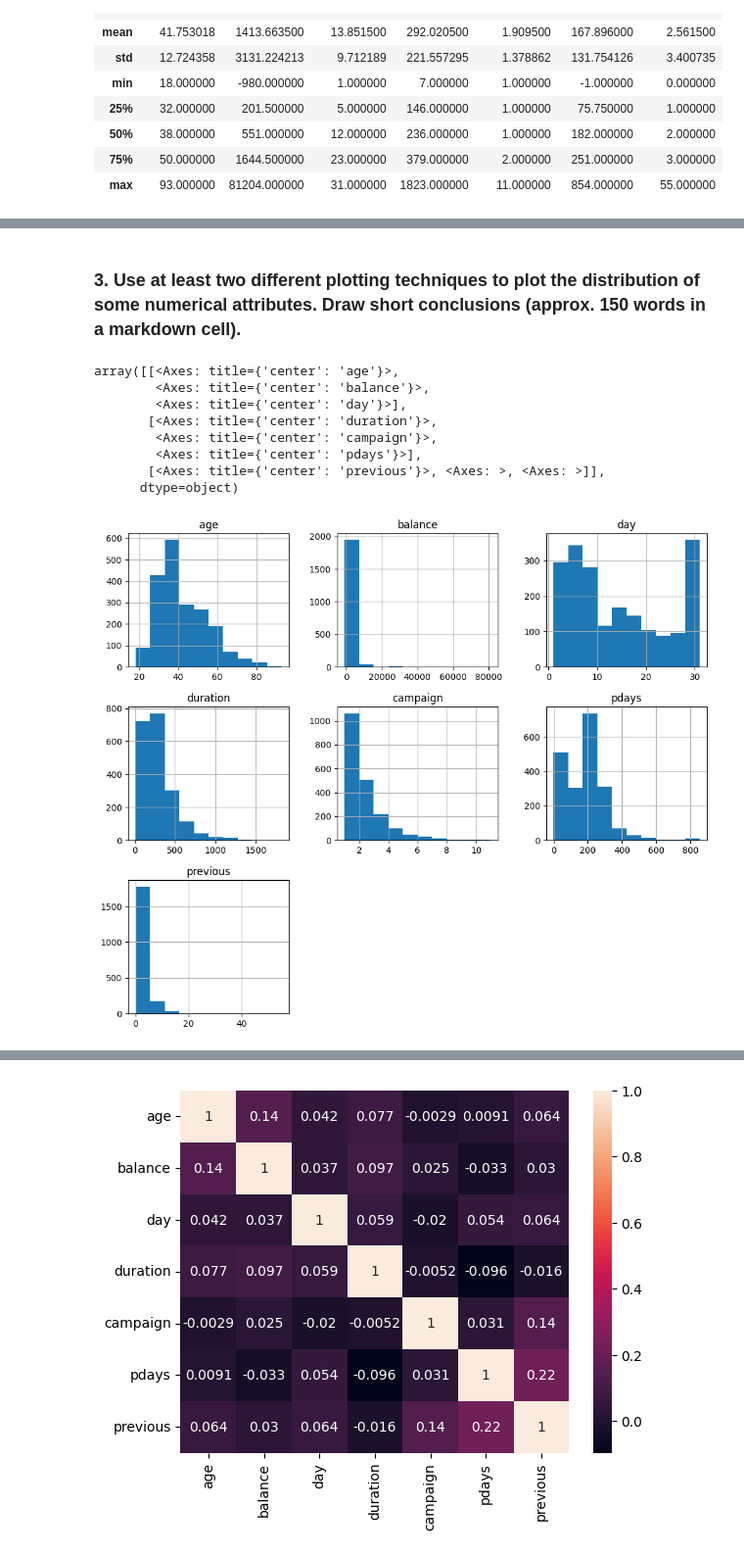
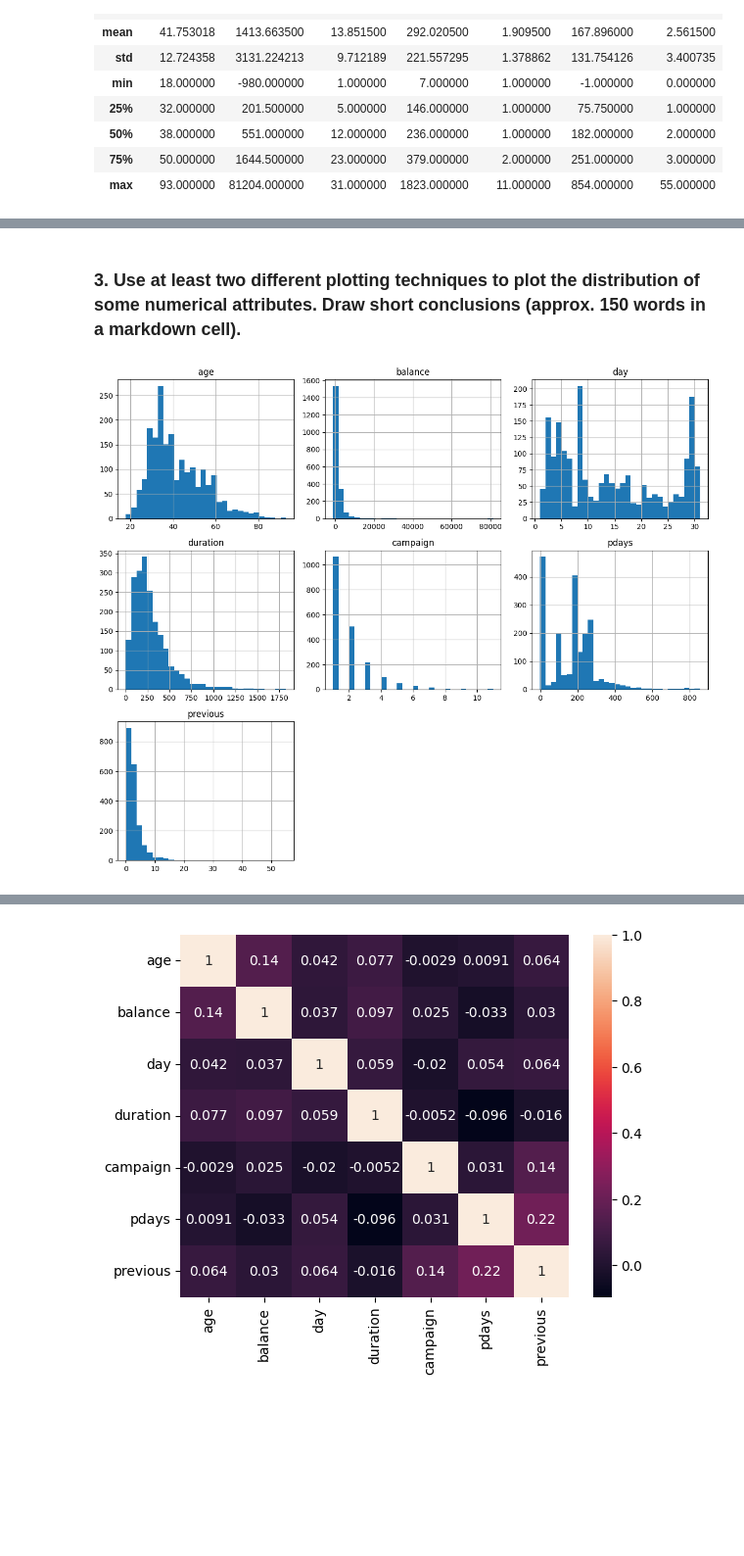
Before and after one commit to ger534/MSc-AI-2026-2027, a Jupyter notebook: CS6062 - Data Analytics/e-tivity1/etivity1.ipynb, the cells around one changed output, grey strips where cells are left out. Shown at 98% size. Cells and saved outputs as stored; diff of their text form; code cells hidden in the pictures; blank space fills up the shorter version.

```diff
--- a/CS6062 - Data Analytics/e-tivity1/etivity1.ipynb
+++ b/CS6062 - Data Analytics/e-tivity1/etivity1.ipynb
@@ -167,18 +156,14 @@ Output variable (desired target):
 # %% [markdown]
-### 3. Use at least two different plotting techniques to plot the distribution of some numerical attributes. Draw short conclusions (approx. 150 words in a markdown cell).
+### 3. <strong>Use at least two different plotting techniques to plot the distribution of some numerical attributes. Draw short conclusions</strong> (approx. 150 words in a markdown cell).
 # %%
 # histograms
 
-bank_dataset.hist(['age', 'balance', 'day', 'duration', 'campaign', 'pdays', 'previous'],
-    figsize=(12, 10))
+relevant_columns = ['age', 'balance', 'day', 'duration', 'campaign', 'pdays', 'previous']
+#relevant_columns = ['age', 'balance', 'duration', 'campaign', 'previous']
+
+bank_dataset[relevant_columns].hist(figsize=(12,10), bins=30)
+plt.tight_layout()
+plt.show()
 # %% [output]
-array([[<Axes: title={'center': 'age'}>,
-        <Axes: title={'center': 'balance'}>,
-        <Axes: title={'center': 'day'}>],
-       [<Axes: title={'center': 'duration'}>,
-        <Axes: title={'center': 'campaign'}>,
-        <Axes: title={'center': 'pdays'}>],
-       [<Axes: title={'center': 'previous'}>, <Axes: >, <Axes: >]],
-      dtype=object)
-[figure, old version]
+[figure, new version]
 # %%
```
Also changed, not shown: parts of 35 cells of this notebook.
